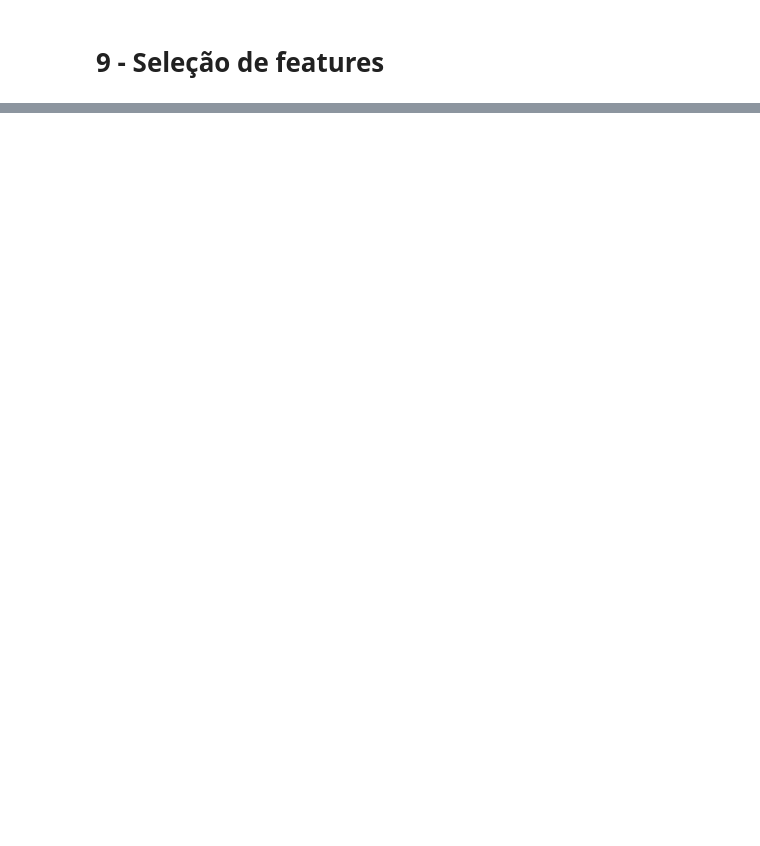
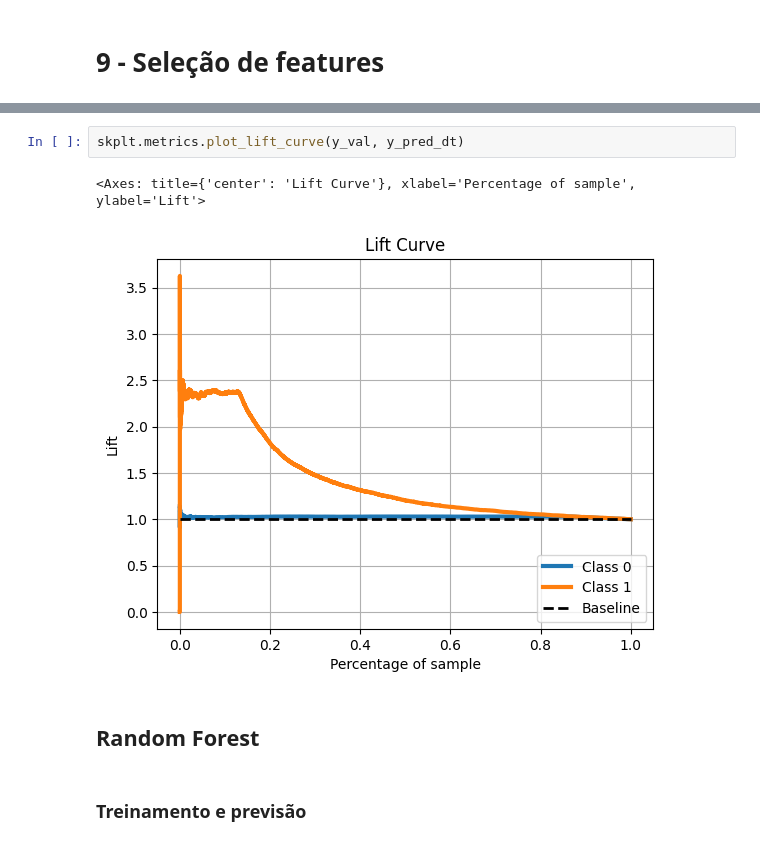
Before and after one commit to victorviena/health_insurance_cross_sell, a Jupyter notebook: notebooks/health_insurance_cross_sell.ipynb, the cells around one changed output, grey strips where cells are left out. Drawn from its saved outputs; the diff is of its cells as text; blank space fills up the shorter version.

```diff
--- a/notebooks/health_insurance_cross_sell.ipynb
+++ b/notebooks/health_insurance_cross_sell.ipynb
@@ -652,0 +1080,9 @@ df5['gender'] = df5['gender'].apply(lambda x: if x == 'Male':)
+# %%
+skplt.metrics.plot_lift_curve(y_val, y_pred_dt)
+# %% [output]
+<Axes: title={'center': 'Lift Curve'}, xlabel='Percentage of sample', ylabel='Lift'>
+[figure, added]
+# %% [markdown]
+## Random Forest
+# %% [markdown]
+### Treinamento e previsão
```
Also changed, not shown: parts of 160 cells of this notebook, 30 other files.
